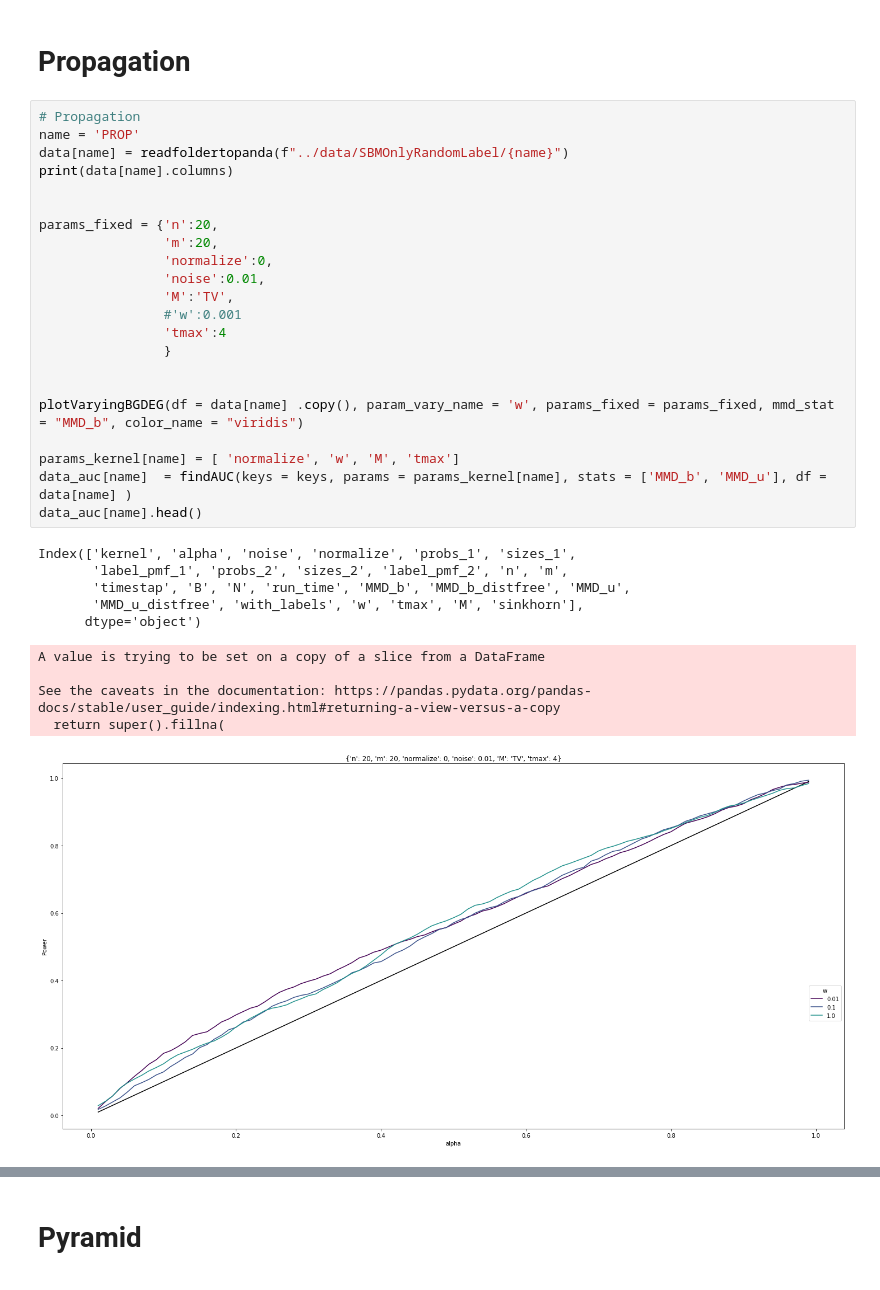
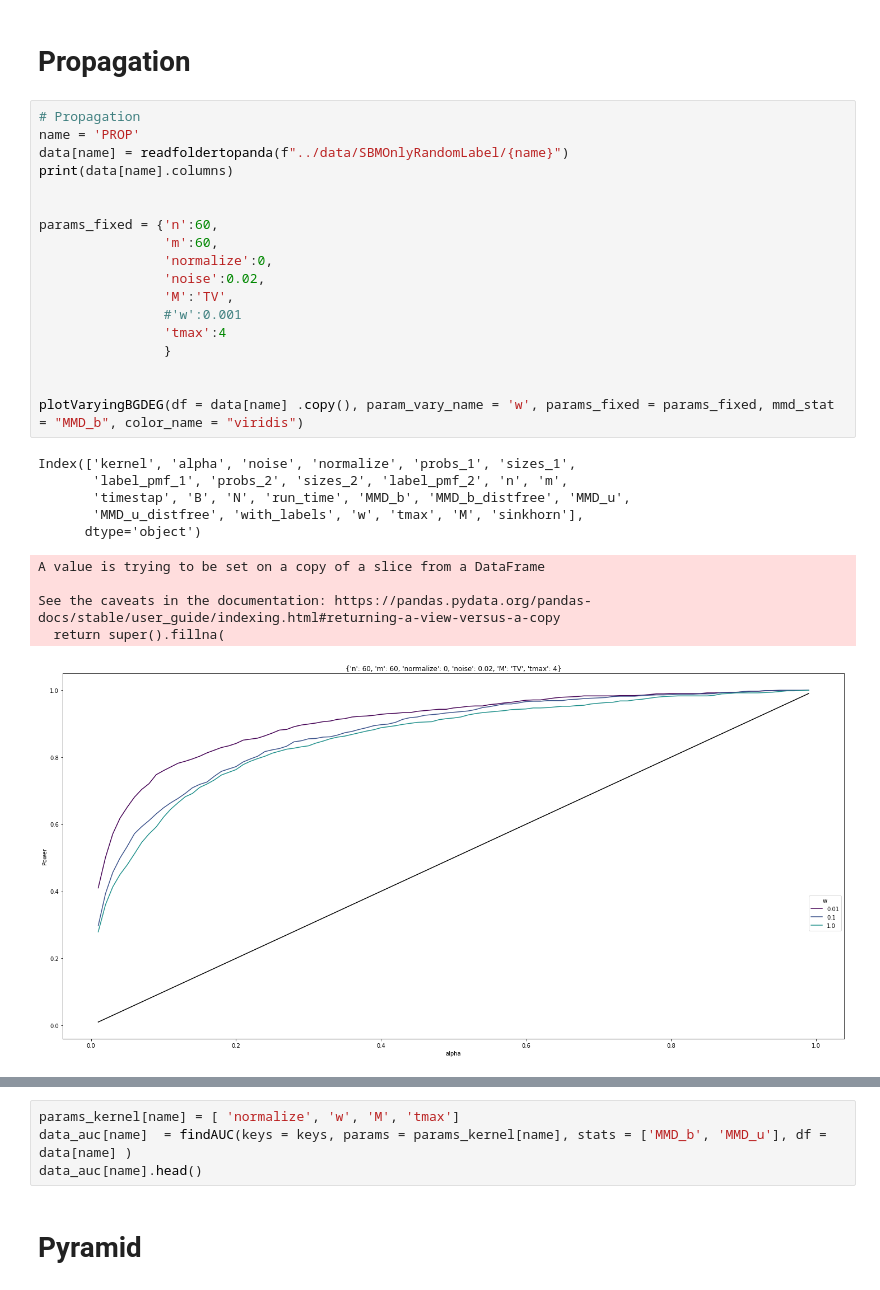
Before and after one commit to ragnarlevi/GTST, a Jupyter notebook: Analysis/SBMOnlyRandomLabels.ipynb, the cells around one changed output, grey strips where cells are left out. Drawn from its saved outputs; the diff is of its cells as text.

```diff
--- a/Analysis/SBMOnlyRandomLabels.ipynb
+++ b/Analysis/SBMOnlyRandomLabels.ipynb
@@ -160,42 +133,42 @@ See the caveats in the documentation: https://pandas.pydata.org/pandas-docs/stab
 # %%
 # Propagation
 name = 'PROP'
 data[name] = readfoldertopanda(f"../data/SBMOnlyRandomLabel/{name}")
 print(data[name].columns)
 
 
-params_fixed = {'n':20,
-                'm':20,
+params_fixed = {'n':60,
+                'm':60,
                 'normalize':0,
-                'noise':0.01,
+                'noise':0.02,
                 'M':'TV',
                 #'w':0.001
                 'tmax':4
                 }
 
 
 plotVaryingBGDEG(df = data[name] .copy(), param_vary_name = 'w', params_fixed = params_fixed, mmd_stat = "MMD_b", color_name = "viridis")
-
-params_kernel[name] = [ 'normalize', 'w', 'M', 'tmax']
-data_auc[name]  = findAUC(keys = keys, params = params_kernel[name], stats = ['MMD_b', 'MMD_u'], df = data[name] )
-data_auc[name].head()
 # %% [output]
 Index(['kernel', 'alpha', 'noise', 'normalize', 'probs_1', 'sizes_1',
        'label_pmf_1', 'probs_2', 'sizes_2', 'label_pmf_2', 'n', 'm',
        'timestap', 'B', 'N', 'run_time', 'MMD_b', 'MMD_b_distfree', 'MMD_u',
        'MMD_u_distfree', 'with_labels', 'w', 'tmax', 'M', 'sinkhorn'],
       dtype='object')
 A value is trying to be set on a copy of a slice from a DataFrame
 
 See the caveats in the documentation: https://pandas.pydata.org/pandas-docs/stable/user_guide/indexing.html#returning-a-view-versus-a-copy
   return super().fillna(
-[figure, old version]
+[figure, new version]
 |  | probs_1 | probs_2 | sizes_1 | sizes_2 | n | m | noise | normalize | w | M | tmax | ... |
 | 0 | [[0.15 0.05 0.02]\n [0.05 0.25 0.... | [[0.15 0.05 0.02]\n [0.05 0.25 0.... | [30, 20, 25] | [30, 20, 25] | 100 | 100 | 0.005 | 0 | 0.01 | H | 1 | ... |
 | 0 | [[0.15 0.05 0.02]\n [0.05 0.25 0.... | [[0.15 0.05 0.02]\n [0.05 0.25 0.... | [30, 20, 25] | [30, 20, 25] | 100 | 100 | 0.005 | 0 | 0.01 | TV | 1 | ... |
 | 0 | [[0.15 0.05 0.02]\n [0.05 0.25 0.... | [[0.15 0.05 0.02]\n [0.05 0.25 0.... | [30, 20, 25] | [30, 20, 25] | 100 | 100 | 0.005 | 0 | 0.01 | H | 2 | ... |
 | 0 | [[0.15 0.05 0.02]\n [0.05 0.25 0.... | [[0.15 0.05 0.02]\n [0.05 0.25 0.... | [30, 20, 25] | [30, 20, 25] | 100 | 100 | 0.005 | 0 | 0.01 | TV | 2 | ... |
 | 0 | [[0.15 0.05 0.02]\n [0.05 0.25 0.... | [[0.15 0.05 0.02]\n [0.05 0.25 0.... | [30, 20, 25] | [30, 20, 25] | 100 | 100 | 0.005 | 0 | 0.01 | H | 4 | ... |
+# %%
+params_kernel[name] = [ 'normalize', 'w', 'M', 'tmax']
+data_auc[name]  = findAUC(keys = keys, params = params_kernel[name], stats = ['MMD_b', 'MMD_u'], df = data[name] )
+data_auc[name].head()
 # %% [markdown]
 # Pyramid
 # %%
```
Also changed, not shown: parts of 20 cells of this notebook, 4 other files.
